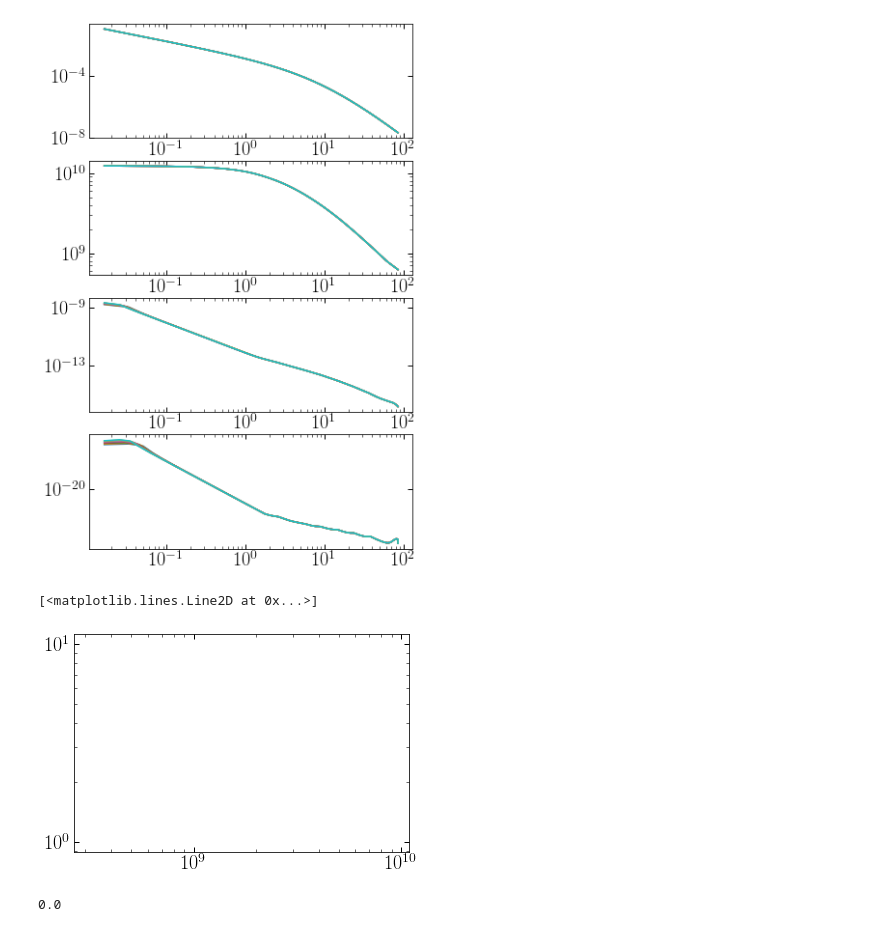
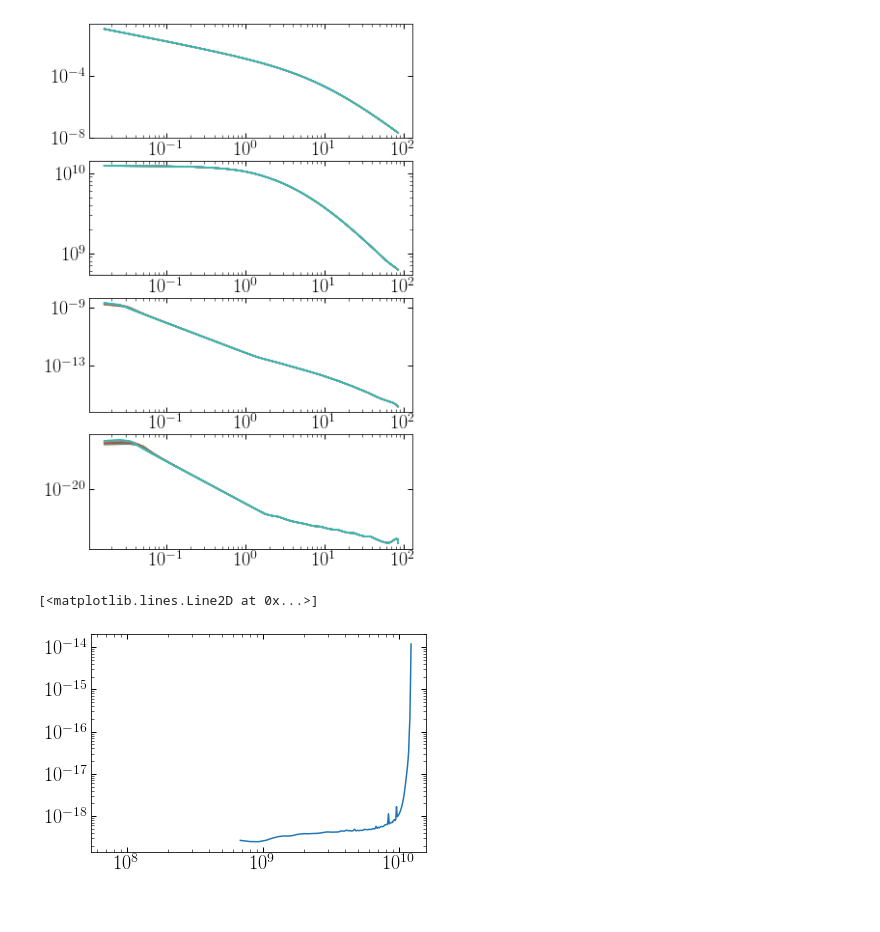
Before and after one commit to chervs/tracers_triaxial, a Jupyter notebook: test_Stracers.ipynb, the cells around one changed output. Drawn from its saved outputs; the diff is of its cells as text; code cells hidden in the pictures.

```diff
--- a/test_Stracers.ipynb
+++ b/test_Stracers.ipynb
@@ -275,4 +275,4 @@ for i in range(5000, 10000, 500):
 # %% [output]
 [figure]
 # %%
-df = distribution_function(psi_hr, dnu2_dpsi2_smooth, Histo_epsilon)
+df = distribution_function(psi_hr, dnu2_dpsi2_smooth, eps_edges)
@@ -281,9 +279,5 @@ sort_energies = argsort(Histo_epsilon)
-# %%
-plt.loglog(epsilon[sort_energies], (df[sort_energies])*(4.30071e-6*mass[0]*1E10*10)**(3/2.))
-# %% [output]
-[<matplotlib.lines.Line2D at 0x...>]
-[figure, removed]
-# %%
-df[1]
-# %% [output]
-0.0
+# %%
+plt.loglog(eps_edges, np.abs(df))
+# %% [output]
+[<matplotlib.lines.Line2D at 0x...>]
+[figure, added]
```
Also changed, not shown: parts of 4 cells of this notebook.
